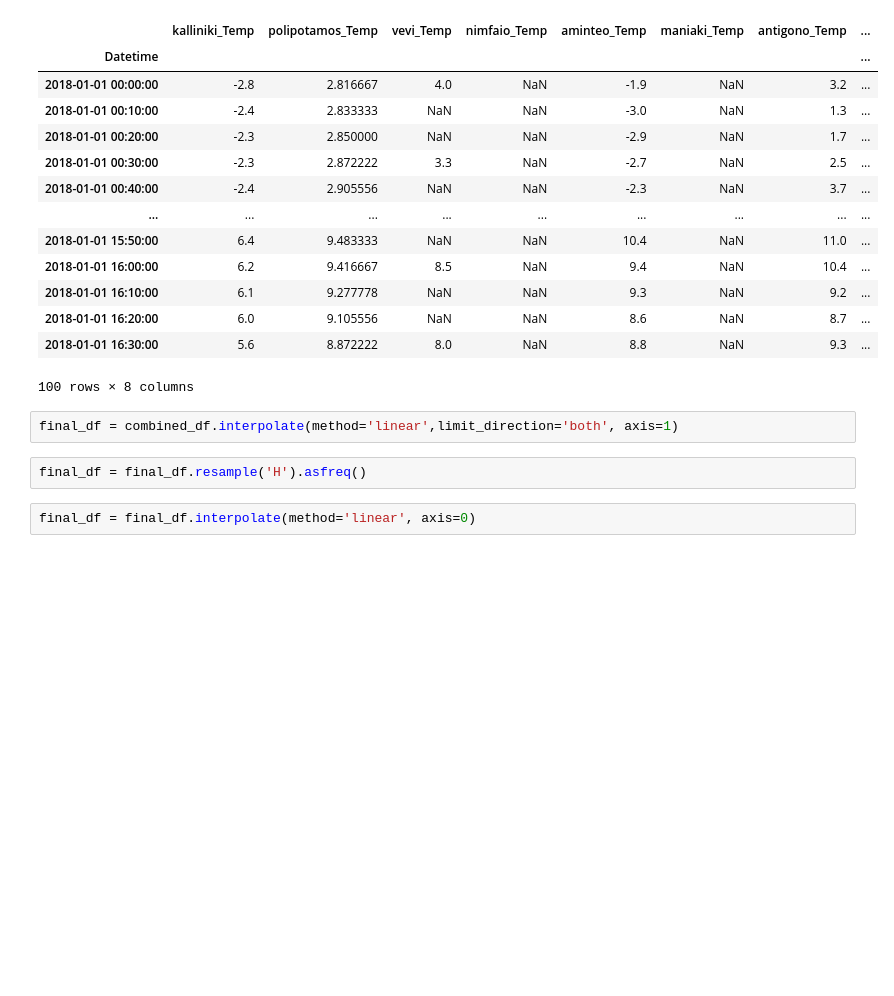
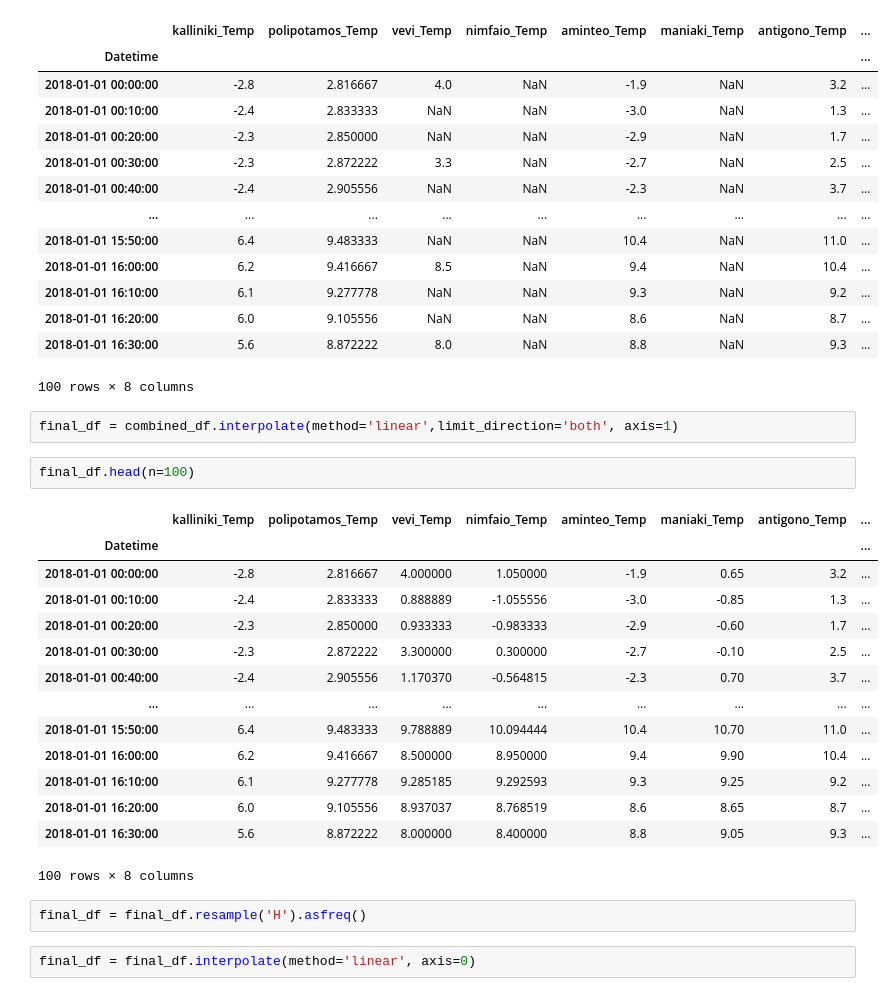
Before and after one commit to harisA1/Weather-Station-Network-Missing-Data-Interpolation, a Jupyter notebook: unified_weather_data.ipynb, the cells around one changed output. Cells and saved outputs as stored; diff of their text form; blank space fills up the shorter version.

```diff
--- a/unified_weather_data.ipynb
+++ b/unified_weather_data.ipynb
@@ -357,6 +321,23 @@ combined_df.head(n=100)
 100 rows × 8 columns
 # %%
 final_df = combined_df.interpolate(method='linear',limit_direction='both', axis=1)
+# %%
+final_df.head(n=100)
+# %% [output]
+|  | kalliniki_Temp | polipotamos_Temp | vevi_Temp | nimfaio_Temp | aminteo_Temp | maniaki_Temp | antigono_Temp | ... |
+| Datetime |  |  |  |  |  |  |  | ... |
+| 2018-01-01 00:00:00 | -2.8 | 2.816667 | 4.000000 | 1.050000 | -1.9 | 0.65 | 3.2 | ... |
+| 2018-01-01 00:10:00 | -2.4 | 2.833333 | 0.888889 | -1.055556 | -3.0 | -0.85 | 1.3 | ... |
+| 2018-01-01 00:20:00 | -2.3 | 2.850000 | 0.933333 | -0.983333 | -2.9 | -0.60 | 1.7 | ... |
+| 2018-01-01 00:30:00 | -2.3 | 2.872222 | 3.300000 | 0.300000 | -2.7 | -0.10 | 2.5 | ... |
+| 2018-01-01 00:40:00 | -2.4 | 2.905556 | 1.170370 | -0.564815 | -2.3 | 0.70 | 3.7 | ... |
+| ... | ... | ... | ... | ... | ... | ... | ... | ... |
+| 2018-01-01 15:50:00 | 6.4 | 9.483333 | 9.788889 | 10.094444 | 10.4 | 10.70 | 11.0 | ... |
+| 2018-01-01 16:00:00 | 6.2 | 9.416667 | 8.500000 | 8.950000 | 9.4 | 9.90 | 10.4 | ... |
+| 2018-01-01 16:10:00 | 6.1 | 9.277778 | 9.285185 | 9.292593 | 9.3 | 9.25 | 9.2 | ... |
+| 2018-01-01 16:20:00 | 6.0 | 9.105556 | 8.937037 | 8.768519 | 8.6 | 8.65 | 8.7 | ... |
+| 2018-01-01 16:30:00 | 5.6 | 8.872222 | 8.000000 | 8.400000 | 8.8 | 9.05 | 9.3 | ... |
+100 rows × 8 columns
 # %%
 final_df = final_df.resample('H').asfreq()
 # %%
```
Also changed, not shown: parts of 8 cells of this notebook.
